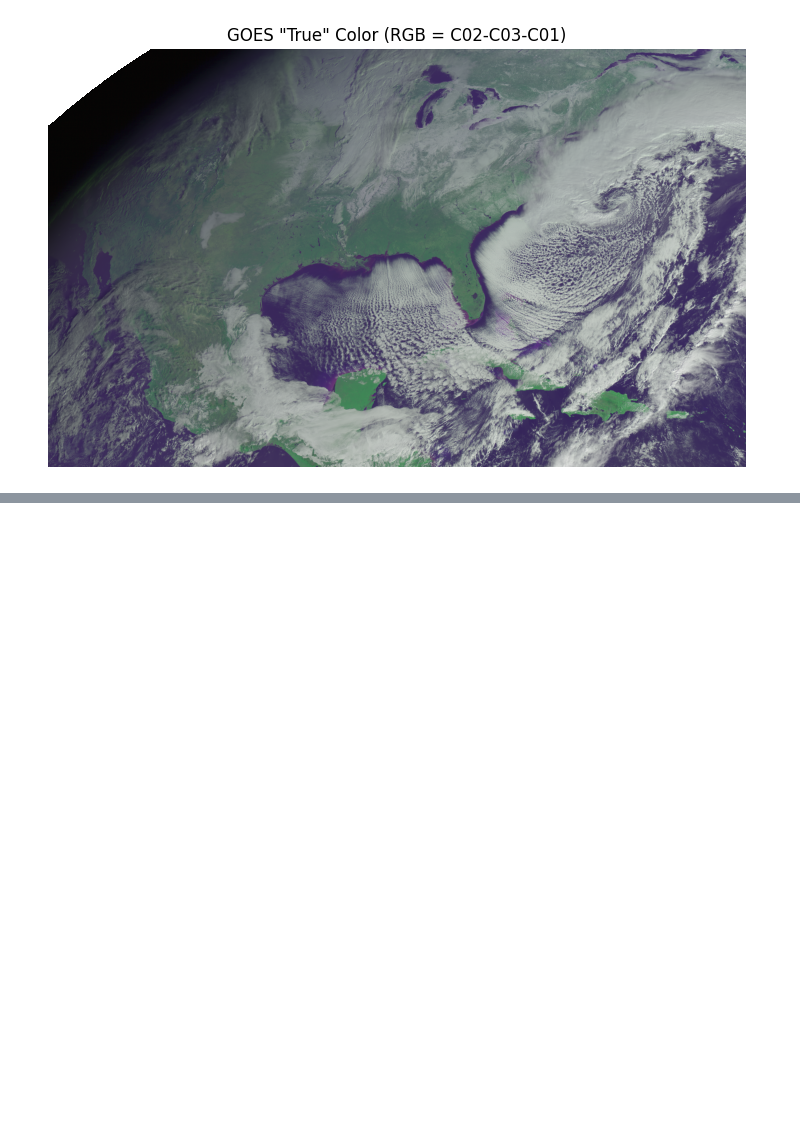
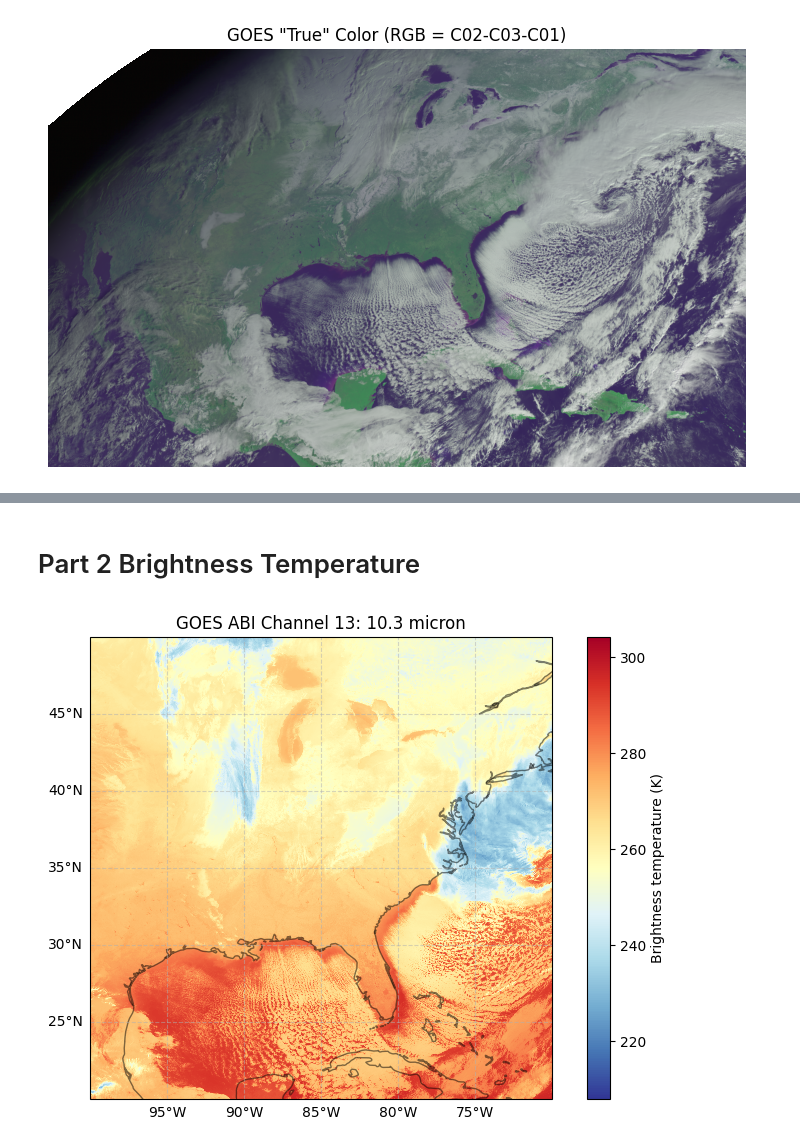
Before and after one commit to EP-Shark/MET4400C_Ins-obs_labs, a Jupyter notebook: Labs/Mini_lab4/Mini_lab4.ipynb, the cells around one changed output, grey strips where cells are left out. Drawn from its saved outputs; the diff is of its cells as text; code cells hidden in the pictures; blank space fills up the shorter version.

```diff
--- a/Labs/Mini_lab4/Mini_lab4.ipynb
+++ b/Labs/Mini_lab4/Mini_lab4.ipynb
@@ -195,0 +192,52 @@ ValueError: all the input array dimensions except for the concatenation axis mus
+# %% [markdown]
+# Part 2 Brightness Temperature
+# %%
+# Calculate the brightness temperature using the built in Planck function parameters in the GOES files
+c09['Tb'] = (c09.planck_fk2/np.log(c09.planck_fk1/c09.Rad+1)-c09.planck_bc1)/c09.planck_bc2
+c09['Tb'].attrs = {'units' : 'K'}
+
+
+c13['Tb'] = (c13.planck_fk2/np.log(c13.planck_fk1/c13.Rad+1)-c13.planck_bc1)/c13.planck_bc2
+c13['Tb'].attrs = {'units' : 'K'}
+# %%
+#### Infared channel 10.3 micron ####
+
+# Plot as a map projection over the southeastern US
+
+# Set up projection using GOES file
+
+proj = c13.goes_imager_projection
+geos = ccrs.Geostationary(
+    central_longitude=float(proj.longitude_of_projection_origin),
+    satellite_height=float(proj.perspective_point_height),
+)
+
+# Set up plotting axes
+fig = plt.figure(figsize=(9,6))
+ax = plt.axes(projection = ccrs.PlateCarree())
+
+#Converting scan angles [rad] to projection coordinates [m]
+h = float(c13.goes_imager_projection.perspective_point_height)
+X = c13.x.values * h
+Y = c13.y.values * h
+
+# Plotting the data
+pm = ax.pcolormesh(X, Y, c13['Tb'], transform = geos, cmap = 'RdYlBu_r')
+ax.coastlines(alpha = 0.5)
+
+#Adding a colorbar
+plt.colorbar(pm, label='Brightness temperature (K)')
+
+# setting latitude and longitude information
+gl = ax.gridlines(draw_labels= True , linestyle = '--', alpha = 0.5)
+gl.top_labels = False
+gl.right_labels = False
+
+# Setting extent (for southeastern United States)
+ax.set_extent([-100, -70, 20, 50], crs=ccrs.PlateCarree())
+
+# Title
+plt.title(f'GOES ABI Channel 13: {c13.band_wavelength.values[0]:.1f} micron')
+plt.show()
+# %% [output]
+[figure, added]
```
Also changed, not shown: parts of 5 cells of this notebook, 1 other file.
